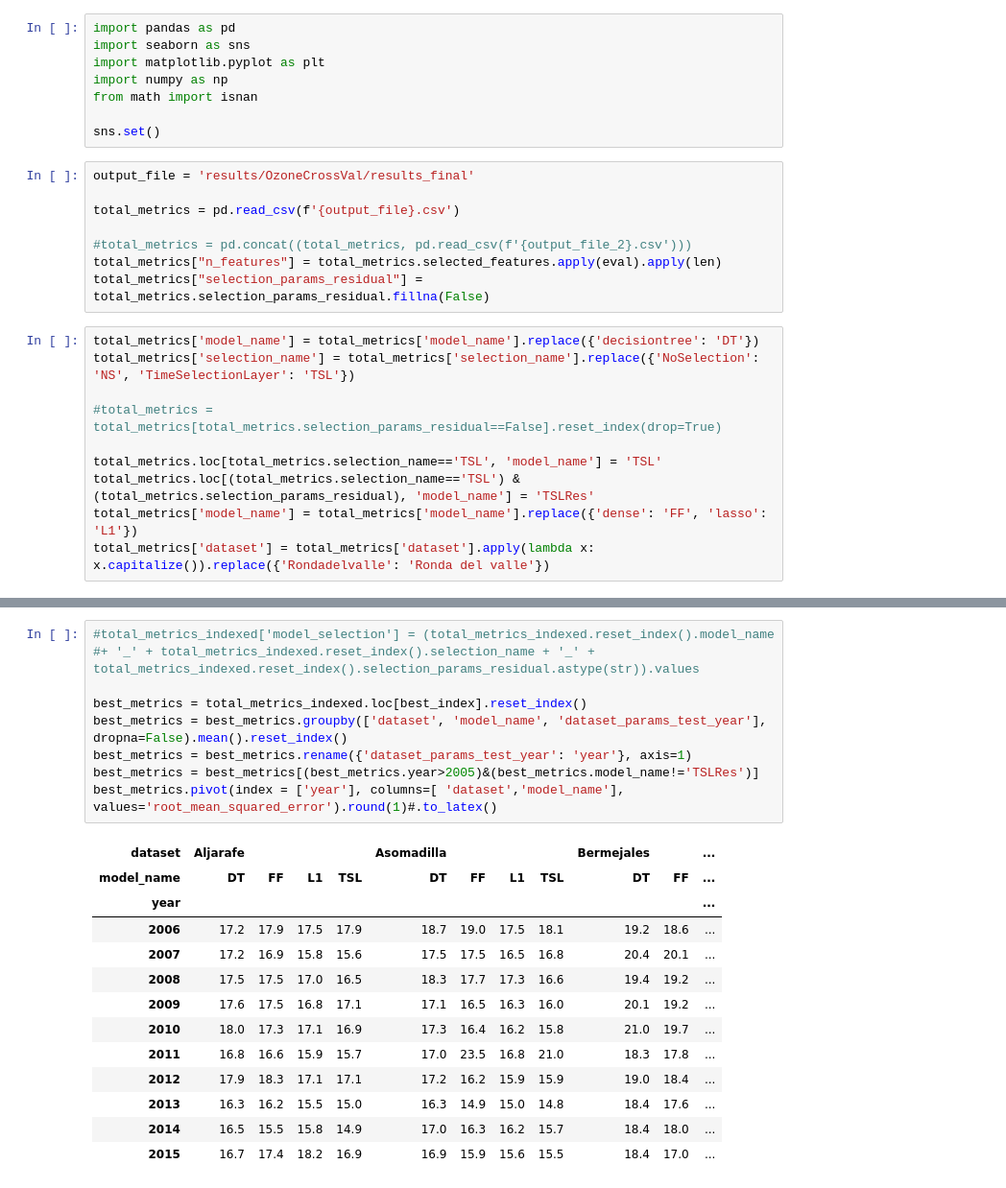
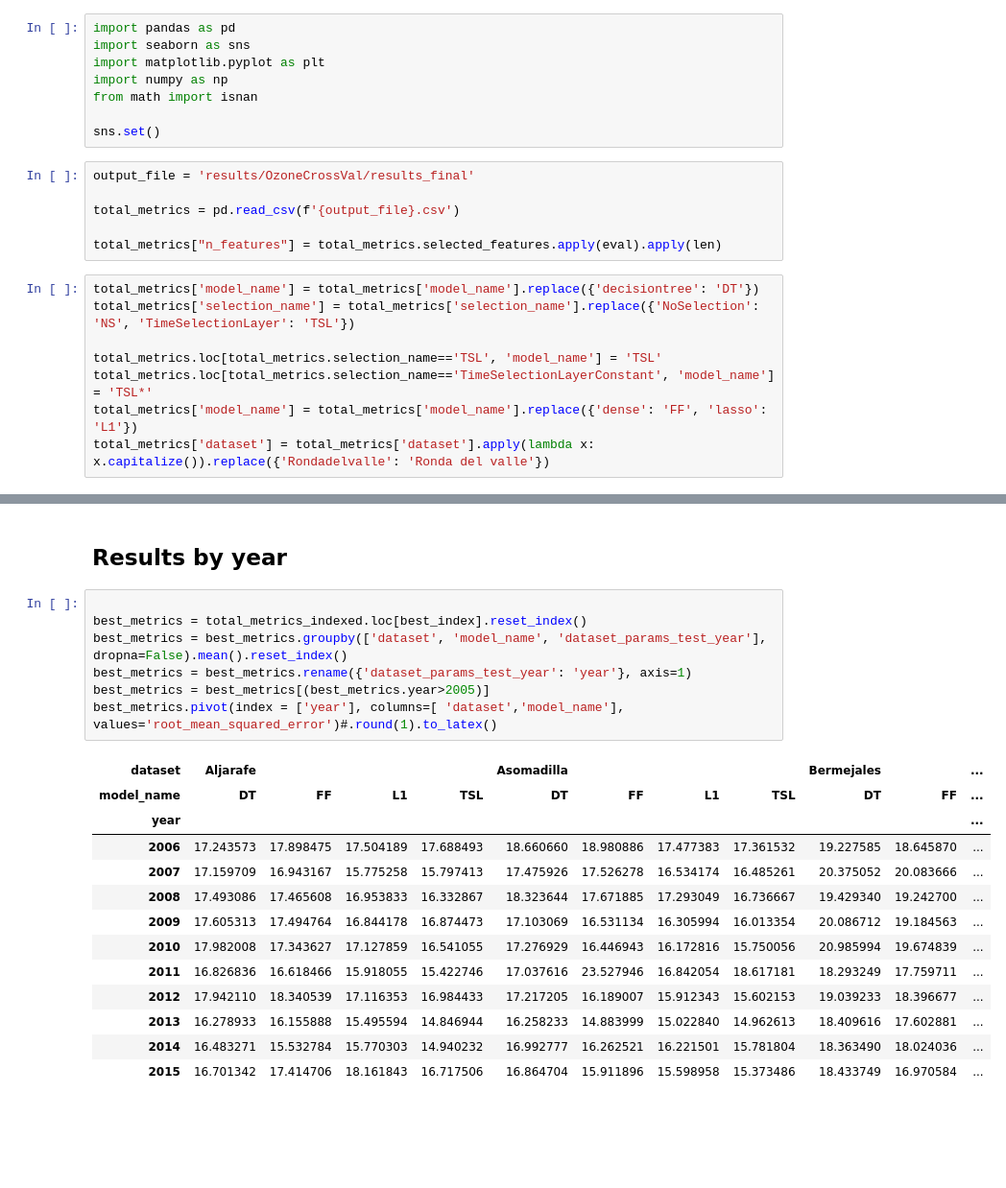
Before and after one commit to manjimnav/TSLayer-Ozone, a Jupyter notebook: analysis.ipynb, the cells around one changed output, grey strips where cells are left out. Shown at 96% size. Saved outputs shown, nothing was run; the diff lists cells and outputs as text; blank space fills up the shorter version.

```diff
--- a/analysis.ipynb
+++ b/analysis.ipynb
@@ -11,17 +11,13 @@ output_file = 'results/OzoneCrossVal/results_final'
 
 total_metrics = pd.read_csv(f'{output_file}.csv')
 
-#total_metrics = pd.concat((total_metrics, pd.read_csv(f'{output_file_2}.csv')))
 total_metrics["n_features"] = total_metrics.selected_features.apply(eval).apply(len)
-total_metrics["selection_params_residual"] = total_metrics.selection_params_residual.fillna(False)
 # %%
 total_metrics['model_name'] = total_metrics['model_name'].replace({'decisiontree': 'DT'})
 total_metrics['selection_name'] = total_metrics['selection_name'].replace({'NoSelection': 'NS', 'TimeSelectionLayer': 'TSL'})
 
-#total_metrics = total_metrics[total_metrics.selection_params_residual==False].reset_index(drop=True)
-
 total_metrics.loc[total_metrics.selection_name=='TSL', 'model_name'] = 'TSL'
-total_metrics.loc[(total_metrics.selection_name=='TSL') & (total_metrics.selection_params_residual), 'model_name'] = 'TSLRes'
+total_metrics.loc[total_metrics.selection_name=='TimeSelectionLayerConstant', 'model_name'] = 'TSL*'
 total_metrics['model_name'] = total_metrics['model_name'].replace({'dense': 'FF', 'lasso': 'L1'})
 total_metrics['dataset'] = total_metrics['dataset'].apply(lambda x: x.capitalize()).replace({'Rondadelvalle': 'Ronda del valle'})
 # %%
@@ -123,22 +113,23 @@ plt.show()
+# %% [markdown]
+## Results by year
 # %%
-#total_metrics_indexed['model_selection'] = (total_metrics_indexed.reset_index().model_name #+ '_' + total_metrics_indexed.reset_index().selection_name + '_' + total_metrics_indexed.reset_index().selection_params_residual.astype(str)).values
 
 best_metrics = total_metrics_indexed.loc[best_index].reset_index()
 best_metrics = best_metrics.groupby(['dataset', 'model_name', 'dataset_params_test_year'], dropna=False).mean().reset_index()
 best_metrics = best_metrics.rename({'dataset_params_test_year': 'year'}, axis=1)
-best_metrics = best_metrics[(best_metrics.year>2005)&(best_metrics.model_name!='TSLRes')]
-best_metrics.pivot(index = ['year'], columns=[ 'dataset','model_name'], values='root_mean_squared_error').round(1)#.to_latex()
+best_metrics = best_metrics[(best_metrics.year>2005)]
+best_metrics.pivot(index = ['year'], columns=[ 'dataset','model_name'], values='root_mean_squared_error')#.round(1).to_latex()
 # %% [output]
 | dataset | Aljarafe |  |  |  | Asomadilla |  |  |  | Bermejales |  | ... |
 | model_name | DT | FF | L1 | TSL | DT | FF | L1 | TSL | DT | FF | ... |
 | year |  |  |  |  |  |  |  |  |  |  | ... |
-| 2006 | 17.2 | 17.9 | 17.5 | 17.9 | 18.7 | 19.0 | 17.5 | 18.1 | 19.2 | 18.6 | ... |
-| 2007 | 17.2 | 16.9 | 15.8 | 15.6 | 17.5 | 17.5 | 16.5 | 16.8 | 20.4 | 20.1 | ... |
-| 2008 | 17.5 | 17.5 | 17.0 | 16.5 | 18.3 | 17.7 | 17.3 | 16.6 | 19.4 | 19.2 | ... |
-| 2009 | 17.6 | 17.5 | 16.8 | 17.1 | 17.1 | 16.5 | 16.3 | 16.0 | 20.1 | 19.2 | ... |
-| 2010 | 18.0 | 17.3 | 17.1 | 16.9 | 17.3 | 16.4 | 16.2 | 15.8 | 21.0 | 19.7 | ... |
-| 2011 | 16.8 | 16.6 | 15.9 | 15.7 | 17.0 | 23.5 | 16.8 | 21.0 | 18.3 | 17.8 | ... |
-| 2012 | 17.9 | 18.3 | 17.1 | 17.1 | 17.2 | 16.2 | 15.9 | 15.9 | 19.0 | 18.4 | ... |
-| 2013 | 16.3 | 16.2 | 15.5 | 15.0 | 16.3 | 14.9 | 15.0 | 14.8 | 18.4 | 17.6 | ... |
-| 2014 | 16.5 | 15.5 | 15.8 | 14.9 | 17.0 | 16.3 | 16.2 | 15.7 | 18.4 | 18.0 | ... |
-| 2015 | 16.7 | 17.4 | 18.2 | 16.9 | 16.9 | 15.9 | 15.6 | 15.5 | 18.4 | 17.0 | ... |
+| 2006 | 17.243573 | 17.898475 | 17.504189 | 17.688493 | 18.660660 | 18.980886 | 17.477383 | 17.361532 | 19.227585 | 18.645870 | ... |
+| 2007 | 17.159709 | 16.943167 | 15.775258 | 15.797413 | 17.475926 | 17.526278 | 16.534174 | 16.485261 | 20.375052 | 20.083666 | ... |
+| 2008 | 17.493086 | 17.465608 | 16.953833 | 16.332867 | 18.323644 | 17.671885 | 17.293049 | 16.736667 | 19.429340 | 19.242700 | ... |
+| 2009 | 17.605313 | 17.494764 | 16.844178 | 16.874473 | 17.103069 | 16.531134 | 16.305994 | 16.013354 | 20.086712 | 19.184563 | ... |
+| 2010 | 17.982008 | 17.343627 | 17.127859 | 16.541055 | 17.276929 | 16.446943 | 16.172816 | 15.750056 | 20.985994 | 19.674839 | ... |
+| 2011 | 16.826836 | 16.618466 | 15.918055 | 15.422746 | 17.037616 | 23.527946 | 16.842054 | 18.617181 | 18.293249 | 17.759711 | ... |
+| 2012 | 17.942110 | 18.340539 | 17.116353 | 16.984433 | 17.217205 | 16.189007 | 15.912343 | 15.602153 | 19.039233 | 18.396677 | ... |
+| 2013 | 16.278933 | 16.155888 | 15.495594 | 14.846944 | 16.258233 | 14.883999 | 15.022840 | 14.962613 | 18.409616 | 17.602881 | ... |
+| 2014 | 16.483271 | 15.532784 | 15.770303 | 14.940232 | 16.992777 | 16.262521 | 16.221501 | 15.781804 | 18.363490 | 18.024036 | ... |
+| 2015 | 16.701342 | 17.414706 | 18.161843 | 16.717506 | 16.864704 | 15.911896 | 15.598958 | 15.373486 | 18.433749 | 16.970584 | ... |
```
Also changed, not shown: parts of 19 cells of this notebook, 24 other files.
